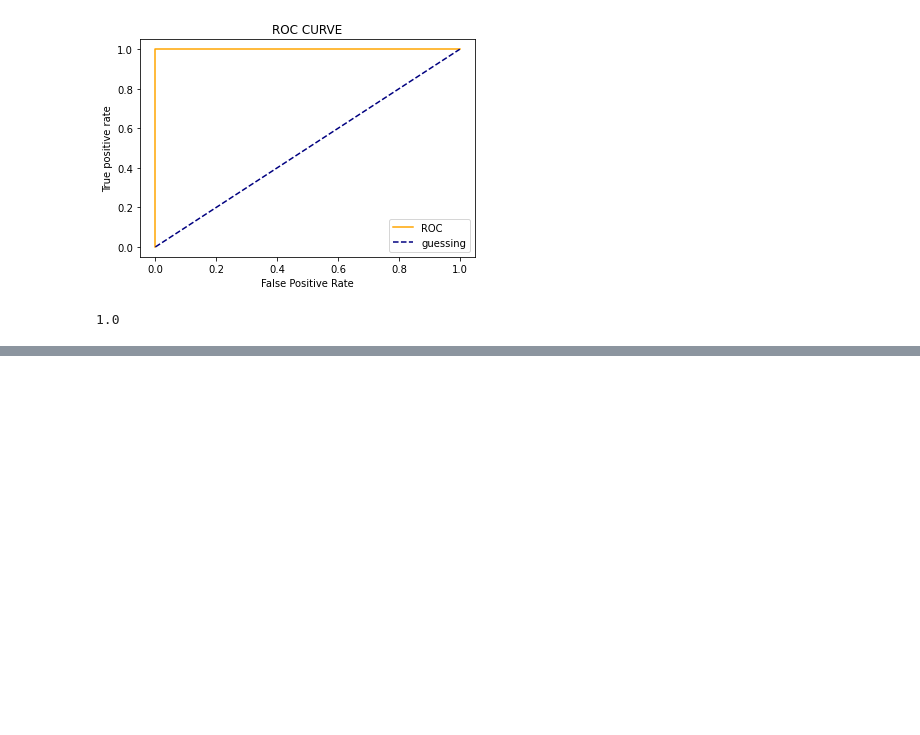
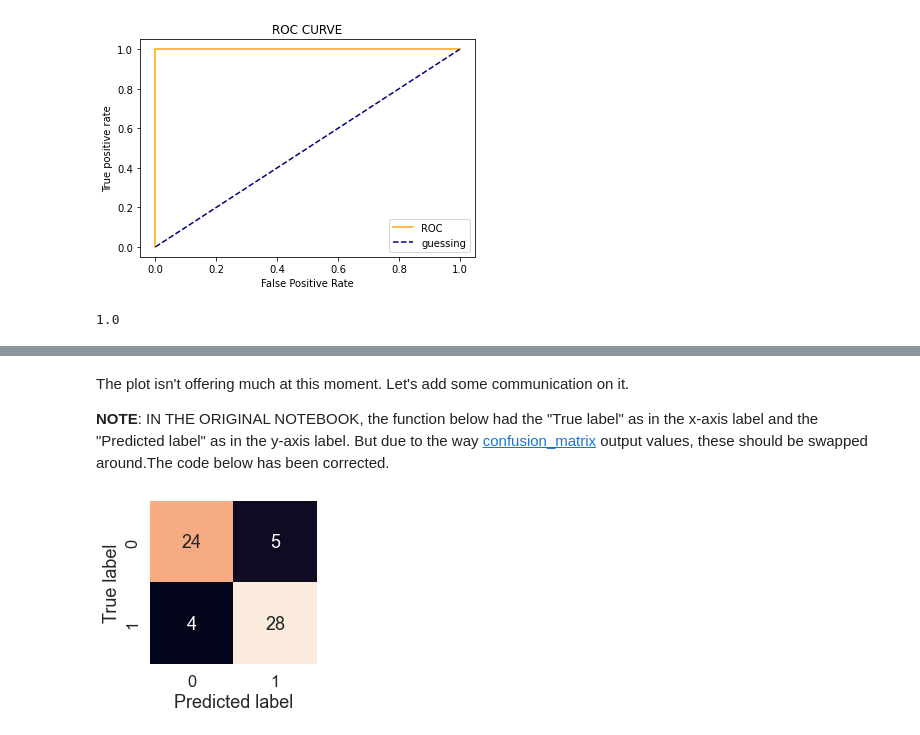
Before and after one commit to m00racle/zero-to-mastery-ml, a Jupyter notebook: section-2-data-science-and-ml-tools/Scikit-Learn-Evaluating-Model.ipynb, the cells around one changed output, grey strips where cells are left out. Drawn from its saved outputs; the diff is of its cells as text; code cells hidden in the pictures; blank space fills up the shorter version.

```diff
--- a/section-2-data-science-and-ml-tools/Scikit-Learn-Evaluating-Model.ipynb
+++ b/section-2-data-science-and-ml-tools/Scikit-Learn-Evaluating-Model.ipynb
@@ -451,0 +537,18 @@ In reality, a perfect ROC is unlikely.
+# %% [markdown]
+The plot isn't offering much at this moment. Let's add some communication on it.
+
+**NOTE**: IN THE ORIGINAL NOTEBOOK, the function below had the "True label" as in the x-axis label and the "Predicted label" as in the y-axis label. But due to the way [confusion_matrix](https://scikit-learn.org/stable/modules/generated/sklearn.metrics.confusion_matrix.html) output values, these should be swapped around.The code below has been corrected.
+# %%
+def plot_conf_mat(conf_mat):
+    """
+    Plots a confusion matrix using Seaborn's heatmap()
+    """
+    fig, ax = plt.subplots(figsize=(3,3))
+    ax = sns.heatmap(conf_mat, annot=True, cbar=False)
+    # note the annot means anootate the box
+    plt.xlabel("Predicted label")
+    plt.ylabel("True label")
+
+plot_conf_mat(conf_mat)
+# %% [output]
+[figure, added]
```
Also changed, not shown: parts of 13 cells of this notebook.
